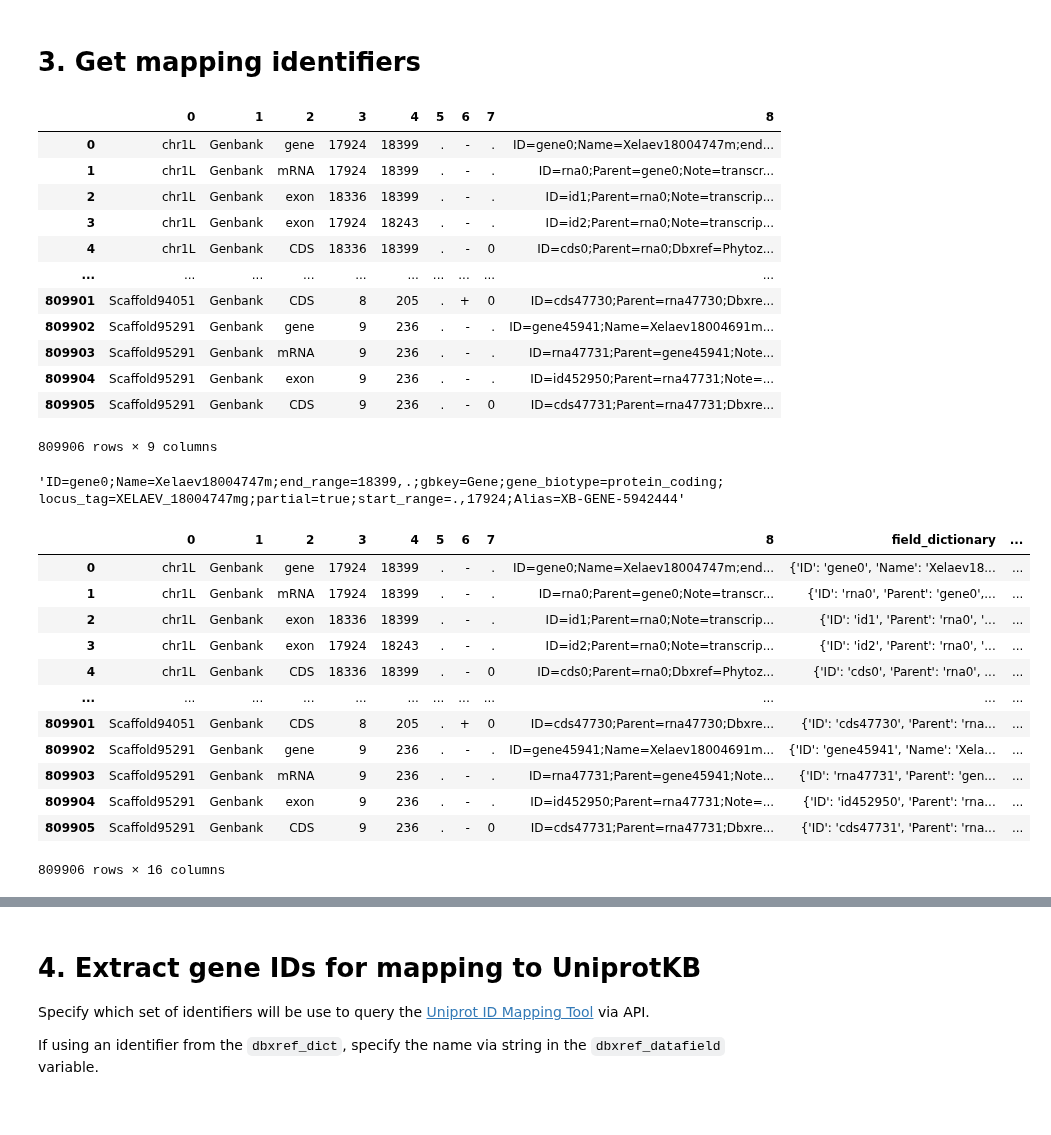
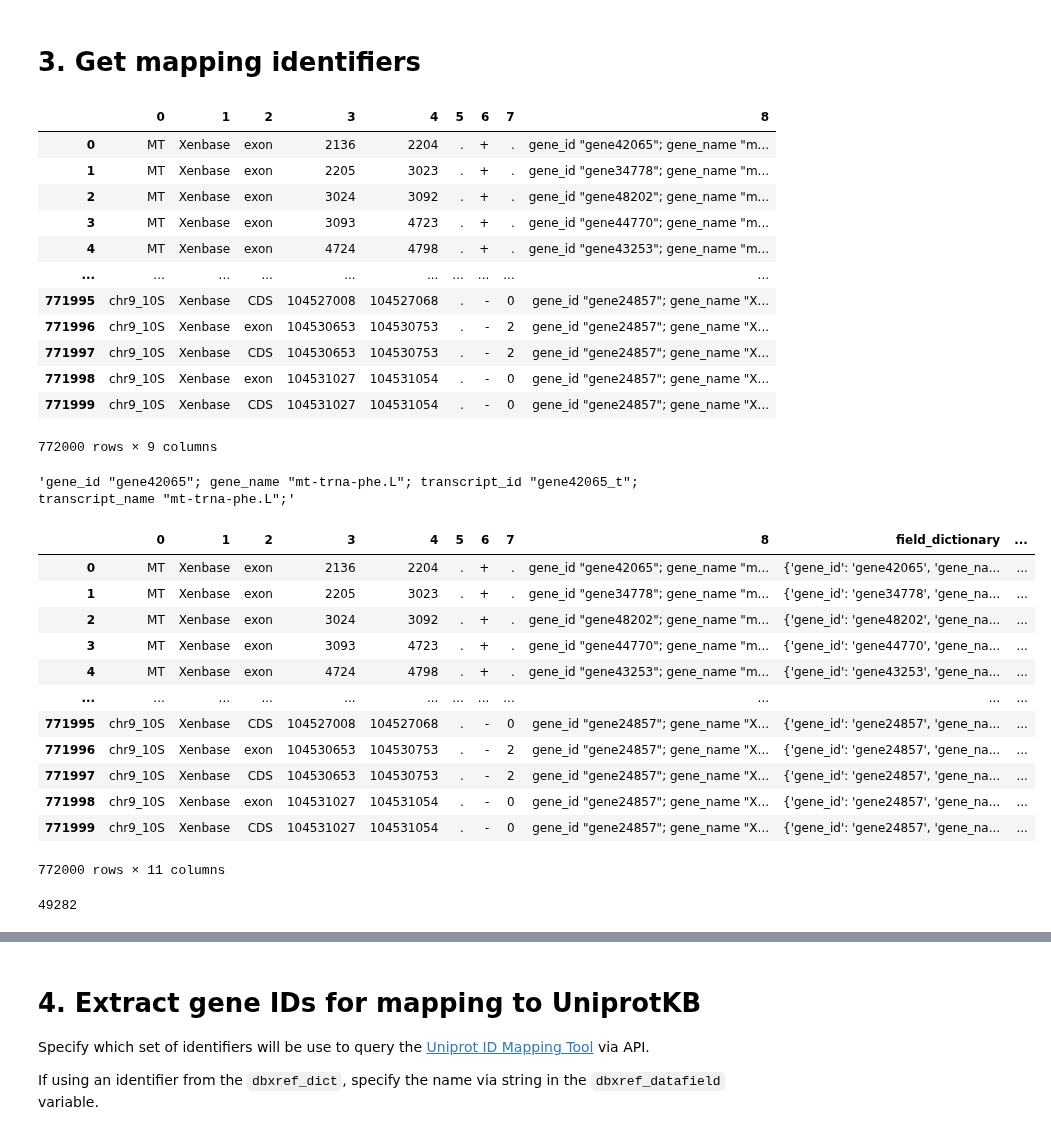
Before and after one commit to Arcadia-Science/glial-origins, a Jupyter notebook: notebooks/Xlae_adultbrain/1_Xlae_adultbrain_downloading.ipynb, the cells around one changed output, grey strips where cells are left out. Saved outputs shown, nothing was run; the diff lists cells and outputs as text; code cells hidden in the pictures.

Commit message:
fixed some bugs with gene name handling

```diff
--- a/notebooks/Xlae_adultbrain/1_Xlae_adultbrain_downloading.ipynb
+++ b/notebooks/Xlae_adultbrain/1_Xlae_adultbrain_downloading.ipynb
@@ -44,7 +44,13 @@ conditions = 'adultbrain'
 genome_fasta_url = 'https://ftp.xenbase.org/pub/Genomics/JGI/Xenla9.2/XENLA_9.2_genome.fa.gz'
 genome_version = 'XENLA_9.2'
 
-annot_url = 'https://ftp.xenbase.org/pub/Genomics/JGI/Xenla9.2/XENLA_9.2_GCA.gff3'
+annot_url = 'https://ftp.xenbase.org/pub/Genomics/JGI/Xenla9.2/XENLA_9.2_Xenbase.gtf'
+
+### EXCEPTION ###
+# Need to get a second annotation in order to pull usable ID mapping information
+annot2_url = 'https://ftp.xenbase.org/pub/Genomics/JGI/Xenla9.2/XENLA_9.2_GCA.gff3'
+#################
+
 gxc_url = 'https://ftp.ncbi.nlm.nih.gov/geo/samples/GSM6214nnn/GSM6214268/suppl/GSM6214268_Xenopus_brain_COL65_dge.txt.gz'
 
 ###########
@@ -71,11 +77,19 @@ genome_fasta = GenomeFastaFile(
     protocol = protocol
 )
 
-annot = GenomeGffFile(
+annot = GenomeGtfFile(
     filename = '',
     sampledict = species_SampleDict,
     GenomeFastaFile = genome_fasta,
     url = annot_url,
+    protocol = protocol
+)
+
+annot2 = GenomeGffFile(
+    filename = '',
+    sampledict = species_SampleDict,
+    GenomeFastaFile = genome_fasta,
+    url = annot2_url,
     protocol = protocol
 )
 
@@ -92,6 +106,7 @@ gxc = GxcFile(
 sample_Docket = Docket(species_SampleDict)
 keyfiles = {
     'annot': annot,
+    'annot2': annot2,
     'genome_fasta': genome_fasta,
     'gxc': gxc
 }
@@ -164,7 +173,7 @@ gxc_genes_list
 # 3. Get mapping identifiers
 # %%
 # load in the original GFF-based annotation
-models = pd.read_csv(sample_Docket.annot.path, skiprows = 6, header = None, sep = '\t', on_bad_lines = 'skip', comment='#')
+models = pd.read_csv(sample_Docket.annot.path, skiprows = 0, header = None, sep = '\t', on_bad_lines = 'skip', comment='#')
 display(models)
 
 attributes_column = 8
@@ -176,39 +185,38 @@ display(models[attributes_column][0])
 models.dropna(inplace = True)
 # %% [output]
 |  | 0 | 1 | 2 | 3 | 4 | 5 | 6 | 7 | 8 |
-| 0 | chr1L | Genbank | gene | 17924 | 18399 | . | - | . | ID=gene0;Name=Xelaev18004747m;end... |
-| 1 | chr1L | Genbank | mRNA | 17924 | 18399 | . | - | . | ID=rna0;Parent=gene0;Note=transcr... |
-| 2 | chr1L | Genbank | exon | 18336 | 18399 | . | - | . | ID=id1;Parent=rna0;Note=transcrip... |
-| 3 | chr1L | Genbank | exon | 17924 | 18243 | . | - | . | ID=id2;Parent=rna0;Note=transcrip... |
-| 4 | chr1L | Genbank | CDS | 18336 | 18399 | . | - | 0 | ID=cds0;Parent=rna0;Dbxref=Phytoz... |
+| 0 | MT | Xenbase | exon | 2136 | 2204 | . | + | . | gene_id "gene42065"; gene_name "m... |
+| 1 | MT | Xenbase | exon | 2205 | 3023 | . | + | . | gene_id "gene34778"; gene_name "m... |
+| 2 | MT | Xenbase | exon | 3024 | 3092 | . | + | . | gene_id "gene48202"; gene_name "m... |
+| 3 | MT | Xenbase | exon | 3093 | 4723 | . | + | . | gene_id "gene44770"; gene_name "m... |
+| 4 | MT | Xenbase | exon | 4724 | 4798 | . | + | . | gene_id "gene43253"; gene_name "m... |
 | ... | ... | ... | ... | ... | ... | ... | ... | ... | ... |
-| 809901 | Scaffold94051 | Genbank | CDS | 8 | 205 | . | + | 0 | ID=cds47730;Parent=rna47730;Dbxre... |
-| 809902 | Scaffold95291 | Genbank | gene | 9 | 236 | . | - | . | ID=gene45941;Name=Xelaev18004691m... |
-| 809903 | Scaffold95291 | Genbank | mRNA | 9 | 236 | . | - | . | ID=rna47731;Parent=gene45941;Note... |
-| 809904 | Scaffold95291 | Genbank | exon | 9 | 236 | . | - | . | ID=id452950;Parent=rna47731;Note=... |
-| 809905 | Scaffold95291 | Genbank | CDS | 9 | 236 | . | - | 0 | ID=cds47731;Parent=rna47731;Dbxre... |
+| 771995 | chr9_10S | Xenbase | CDS | 104527008 | 104527068 | . | - | 0 | gene_id "gene24857"; gene_name "X... |
+| 771996 | chr9_10S | Xenbase | exon | 104530653 | 104530753 | . | - | 2 | gene_id "gene24857"; gene_name "X... |
+| 771997 | chr9_10S | Xenbase | CDS | 104530653 | 104530753 | . | - | 2 | gene_id "gene24857"; gene_name "X... |
+| 771998 | chr9_10S | Xenbase | exon | 104531027 | 104531054 | . | - | 0 | gene_id "gene24857"; gene_name "X... |
+| 771999 | chr9_10S | Xenbase | CDS | 104531027 | 104531054 | . | - | 0 | gene_id "gene24857"; gene_name "X... |
-809906 rows × 9 columns
+772000 rows × 9 columns
-'ID=gene0;Name=Xelaev18004747m;end_range=18399,.;gbkey=Gene;gene_biotype=protein_coding;locus_tag=XELAEV_18004747mg;partial=true;start_range=.,17924;Alias=XB-GENE-5942444'
+'gene_id "gene42065"; gene_name "mt-trna-phe.L"; transcript_id "gene42065_t"; transcript_name "mt-trna-phe.L";'
 # %%
 # Extract field and database cross-ref (dbxref) information into columns
-models['field_dictionary'] = models[attributes_column].apply(convert_fields_to_dict_gff)
-models['gene_name'] = [d.get('Name') for d in models['field_dictionary']]
-models['Xenbase'] = [d.get('Alias') for d in models['field_dictionary']]
-models['Dbxref'] = [d.get('Dbxref') for d in models['field_dictionary']]
-models['dbxref_dict'] = models['Dbxref'].apply(convert_dbxref_to_dict)
+models['field_dictionary'] = models[attributes_column].apply(convert_fields_to_dict_gtf)
+models['gene_name'] = [d.get('gene_name') for d in models['field_dictionary']]
 
 display(models)
+display(len(models['gene_name'].unique()))
 # %% [output]
 |  | 0 | 1 | 2 | 3 | 4 | 5 | 6 | 7 | 8 | field_dictionary | ... |
-| 0 | chr1L | Genbank | gene | 17924 | 18399 | . | - | . | ID=gene0;Name=Xelaev18004747m;end... | {'ID': 'gene0', 'Name': 'Xelaev18... | ... |
-| 1 | chr1L | Genbank | mRNA | 17924 | 18399 | . | - | . | ID=rna0;Parent=gene0;Note=transcr... | {'ID': 'rna0', 'Parent': 'gene0',... | ... |
-| 2 | chr1L | Genbank | exon | 18336 | 18399 | . | - | . | ID=id1;Parent=rna0;Note=transcrip... | {'ID': 'id1', 'Parent': 'rna0', '... | ... |
-| 3 | chr1L | Genbank | exon | 17924 | 18243 | . | - | . | ID=id2;Parent=rna0;Note=transcrip... | {'ID': 'id2', 'Parent': 'rna0', '... | ... |
-| 4 | chr1L | Genbank | CDS | 18336 | 18399 | . | - | 0 | ID=cds0;Parent=rna0;Dbxref=Phytoz... | {'ID': 'cds0', 'Parent': 'rna0', ... | ... |
+| 0 | MT | Xenbase | exon | 2136 | 2204 | . | + | . | gene_id "gene42065"; gene_name "m... | {'gene_id': 'gene42065', 'gene_na... | ... |
+| 1 | MT | Xenbase | exon | 2205 | 3023 | . | + | . | gene_id "gene34778"; gene_name "m... | {'gene_id': 'gene34778', 'gene_na... | ... |
+| 2 | MT | Xenbase | exon | 3024 | 3092 | . | + | . | gene_id "gene48202"; gene_name "m... | {'gene_id': 'gene48202', 'gene_na... | ... |
+| 3 | MT | Xenbase | exon | 3093 | 4723 | . | + | . | gene_id "gene44770"; gene_name "m... | {'gene_id': 'gene44770', 'gene_na... | ... |
+| 4 | MT | Xenbase | exon | 4724 | 4798 | . | + | . | gene_id "gene43253"; gene_name "m... | {'gene_id': 'gene43253', 'gene_na... | ... |
 | ... | ... | ... | ... | ... | ... | ... | ... | ... | ... | ... | ... |
-| 809901 | Scaffold94051 | Genbank | CDS | 8 | 205 | . | + | 0 | ID=cds47730;Parent=rna47730;Dbxre... | {'ID': 'cds47730', 'Parent': 'rna... | ... |
-| 809902 | Scaffold95291 | Genbank | gene | 9 | 236 | . | - | . | ID=gene45941;Name=Xelaev18004691m... | {'ID': 'gene45941', 'Name': 'Xela... | ... |
-| 809903 | Scaffold95291 | Genbank | mRNA | 9 | 236 | . | - | . | ID=rna47731;Parent=gene45941;Note... | {'ID': 'rna47731', 'Parent': 'gen... | ... |
-| 809904 | Scaffold95291 | Genbank | exon | 9 | 236 | . | - | . | ID=id452950;Parent=rna47731;Note=... | {'ID': 'id452950', 'Parent': 'rna... | ... |
-| 809905 | Scaffold95291 | Genbank | CDS | 9 | 236 | . | - | 0 | ID=cds47731;Parent=rna47731;Dbxre... | {'ID': 'cds47731', 'Parent': 'rna... | ... |
+| 771995 | chr9_10S | Xenbase | CDS | 104527008 | 104527068 | . | - | 0 | gene_id "gene24857"; gene_name "X... | {'gene_id': 'gene24857', 'gene_na... | ... |
+| 771996 | chr9_10S | Xenbase | exon | 104530653 | 104530753 | . | - | 2 | gene_id "gene24857"; gene_name "X... | {'gene_id': 'gene24857', 'gene_na... | ... |
+| 771997 | chr9_10S | Xenbase | CDS | 104530653 | 104530753 | . | - | 2 | gene_id "gene24857"; gene_name "X... | {'gene_id': 'gene24857', 'gene_na... | ... |
+| 771998 | chr9_10S | Xenbase | exon | 104531027 | 104531054 | . | - | 0 | gene_id "gene24857"; gene_name "X... | {'gene_id': 'gene24857', 'gene_na... | ... |
+| 771999 | chr9_10S | Xenbase | CDS | 104531027 | 104531054 | . | - | 0 | gene_id "gene24857"; gene_name "X... | {'gene_id': 'gene24857', 'gene_na... | ... |
-809906 rows × 16 columns
+772000 rows × 11 columns
+49282
```
Also changed, not shown: parts of 22 cells of this notebook.
